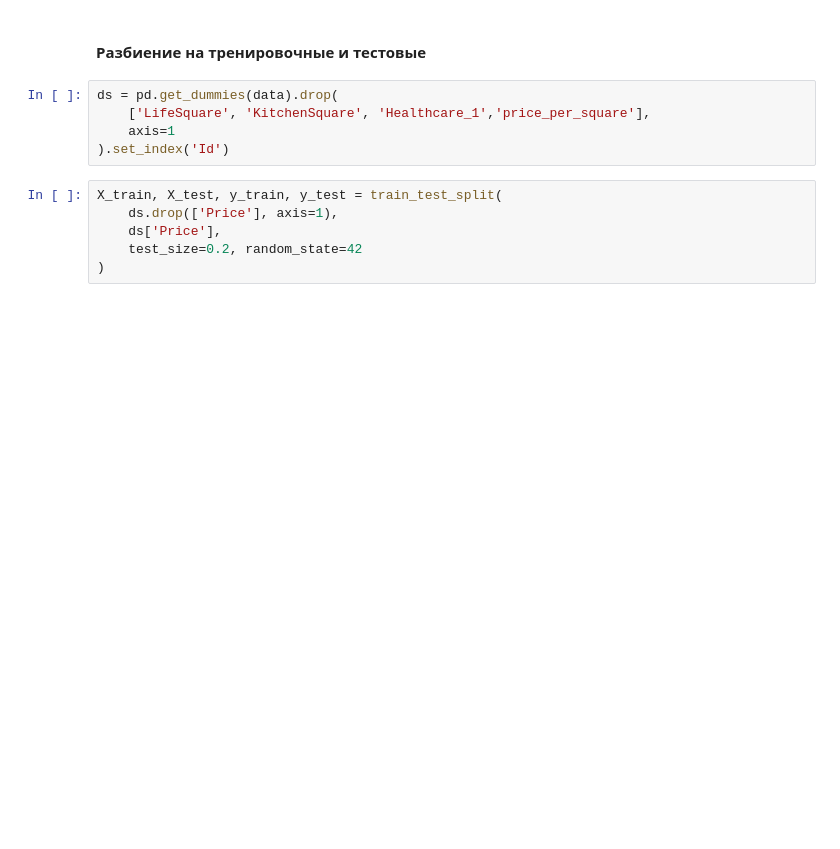
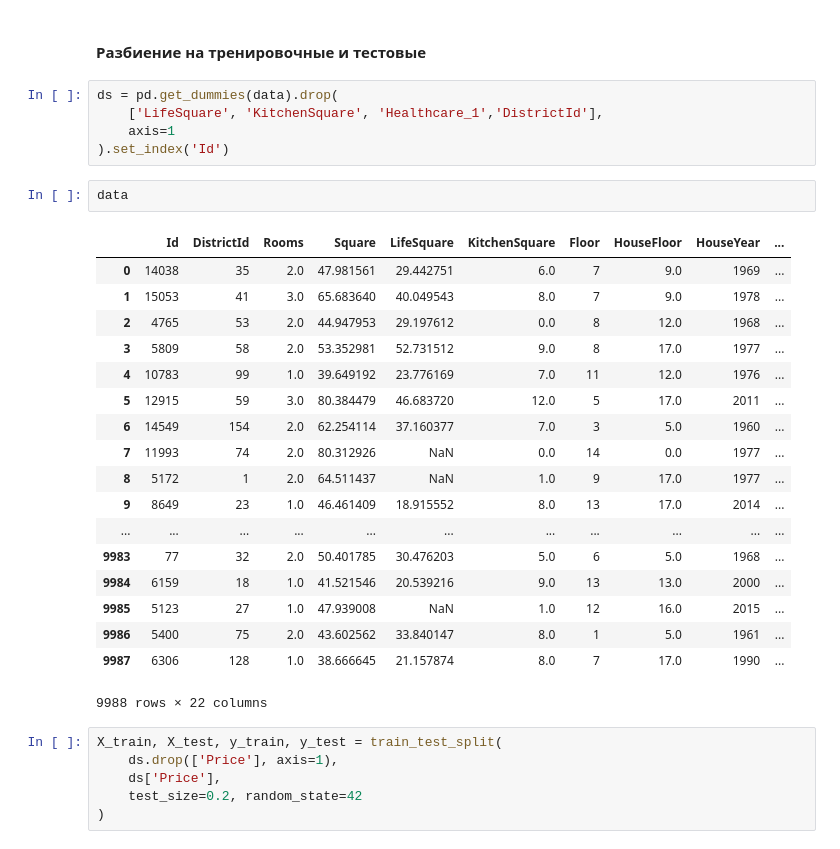
Before and after one commit to DmitryVGusev/GB-Python-in-DS, a Jupyter notebook: Python_in_DS_Coursework.ipynb, the cells around one changed output. Cells and saved outputs as stored; diff of their text form; blank space fills up the shorter version.

```diff
--- a/Python_in_DS_Coursework.ipynb
+++ b/Python_in_DS_Coursework.ipynb
@@ -444,9 +441,30 @@ Name: Shops_2, dtype: int64
 #### Разбиение на тренировочные и тестовые
 # %%
 ds = pd.get_dummies(data).drop(
-    ['LifeSquare', 'KitchenSquare', 'Healthcare_1','price_per_square'],
+    ['LifeSquare', 'KitchenSquare', 'Healthcare_1','DistrictId'],
     axis=1
 ).set_index('Id')
+# %%
+data
+# %% [output]
+|  | Id | DistrictId | Rooms | Square | LifeSquare | KitchenSquare | Floor | HouseFloor | HouseYear | ... |
+| 0 | 14038 | 35 | 2.0 | 47.981561 | 29.442751 | 6.0 | 7 | 9.0 | 1969 | ... |
+| 1 | 15053 | 41 | 3.0 | 65.683640 | 40.049543 | 8.0 | 7 | 9.0 | 1978 | ... |
+| 2 | 4765 | 53 | 2.0 | 44.947953 | 29.197612 | 0.0 | 8 | 12.0 | 1968 | ... |
+| 3 | 5809 | 58 | 2.0 | 53.352981 | 52.731512 | 9.0 | 8 | 17.0 | 1977 | ... |
+| 4 | 10783 | 99 | 1.0 | 39.649192 | 23.776169 | 7.0 | 11 | 12.0 | 1976 | ... |
+| 5 | 12915 | 59 | 3.0 | 80.384479 | 46.683720 | 12.0 | 5 | 17.0 | 2011 | ... |
+| 6 | 14549 | 154 | 2.0 | 62.254114 | 37.160377 | 7.0 | 3 | 5.0 | 1960 | ... |
+| 7 | 11993 | 74 | 2.0 | 80.312926 | NaN | 0.0 | 14 | 0.0 | 1977 | ... |
+| 8 | 5172 | 1 | 2.0 | 64.511437 | NaN | 1.0 | 9 | 17.0 | 1977 | ... |
+| 9 | 8649 | 23 | 1.0 | 46.461409 | 18.915552 | 8.0 | 13 | 17.0 | 2014 | ... |
+| ... | ... | ... | ... | ... | ... | ... | ... | ... | ... | ... |
+| 9983 | 77 | 32 | 2.0 | 50.401785 | 30.476203 | 5.0 | 6 | 5.0 | 1968 | ... |
+| 9984 | 6159 | 18 | 1.0 | 41.521546 | 20.539216 | 9.0 | 13 | 13.0 | 2000 | ... |
+| 9985 | 5123 | 27 | 1.0 | 47.939008 | NaN | 1.0 | 12 | 16.0 | 2015 | ... |
+| 9986 | 5400 | 75 | 2.0 | 43.602562 | 33.840147 | 8.0 | 1 | 5.0 | 1961 | ... |
+| 9987 | 6306 | 128 | 1.0 | 38.666645 | 21.157874 | 8.0 | 7 | 17.0 | 1990 | ... |
+9988 rows × 22 columns
 # %%
 X_train, X_test, y_train, y_test = train_test_split(
     ds.drop(['Price'], axis=1),
```
Also changed, not shown: parts of 11 cells of this notebook.
